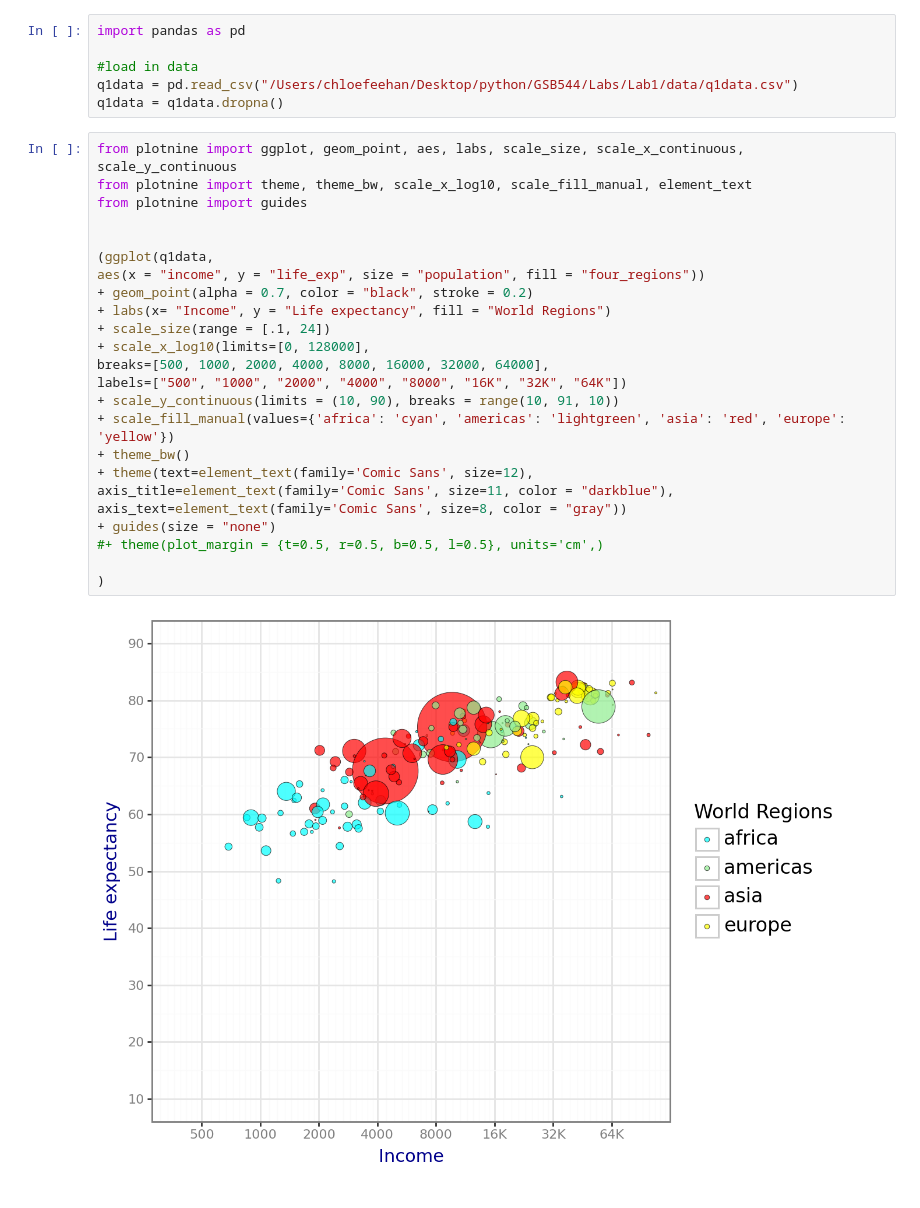
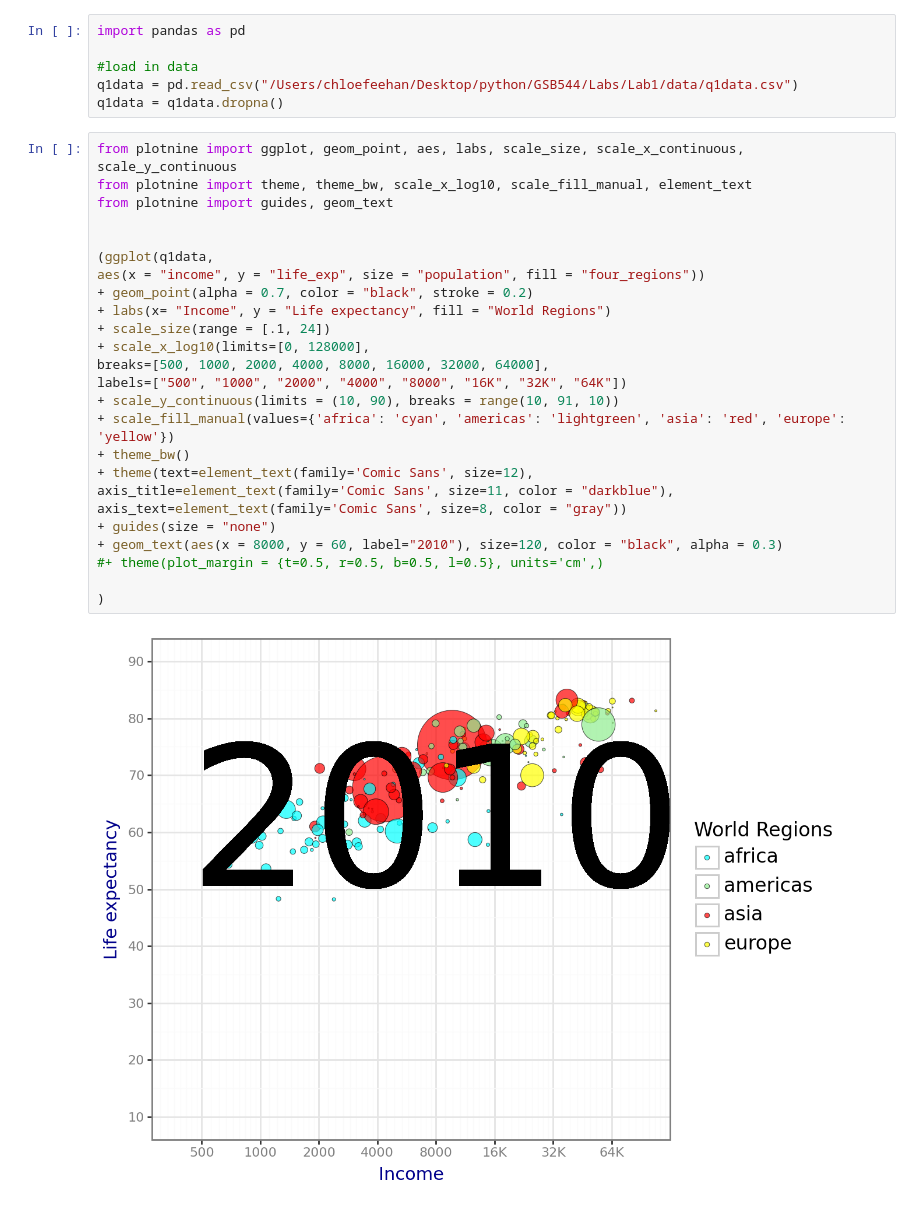
Before and after one commit to chloefeehan/GSB544, a Jupyter notebook: Labs/Lab1/Lab1.ipynb, the cells around one changed output. Saved outputs shown, nothing was run; the diff lists cells and outputs as text.

Commit message:
adding geom_text

```diff
--- a/Labs/Lab1/Lab1.ipynb
+++ b/Labs/Lab1/Lab1.ipynb
@@ -16,26 +16,27 @@ q1data = q1data.dropna()
 # %%
 from plotnine import ggplot, geom_point, aes, labs, scale_size, scale_x_continuous, scale_y_continuous
 from plotnine import theme, theme_bw, scale_x_log10, scale_fill_manual, element_text
-from plotnine import guides
+from plotnine import guides, geom_text
 
 
 (ggplot(q1data,
 aes(x = "income", y = "life_exp", size = "population", fill = "four_regions"))
 + geom_point(alpha = 0.7, color = "black", stroke = 0.2)
 + labs(x= "Income", y = "Life expectancy", fill = "World Regions")
 + scale_size(range = [.1, 24])
 + scale_x_log10(limits=[0, 128000],
 breaks=[500, 1000, 2000, 4000, 8000, 16000, 32000, 64000],
 labels=["500", "1000", "2000", "4000", "8000", "16K", "32K", "64K"])
 + scale_y_continuous(limits = (10, 90), breaks = range(10, 91, 10))
 + scale_fill_manual(values={'africa': 'cyan', 'americas': 'lightgreen', 'asia': 'red', 'europe': 'yellow'})
 + theme_bw()
 + theme(text=element_text(family='Comic Sans', size=12),
 axis_title=element_text(family='Comic Sans', size=11, color = "darkblue"),
 axis_text=element_text(family='Comic Sans', size=8, color = "gray"))
 + guides(size = "none")
++ geom_text(aes(x = 8000, y = 60, label="2010"), size=120, color = "black", alpha = 0.3)
 #+ theme(plot_margin = {t=0.5, r=0.5, b=0.5, l=0.5}, units='cm',)
 
 )
 # %% [output]
-[figure, old version]
+[figure, new version]
```
Also changed, not shown: 1 other file.
